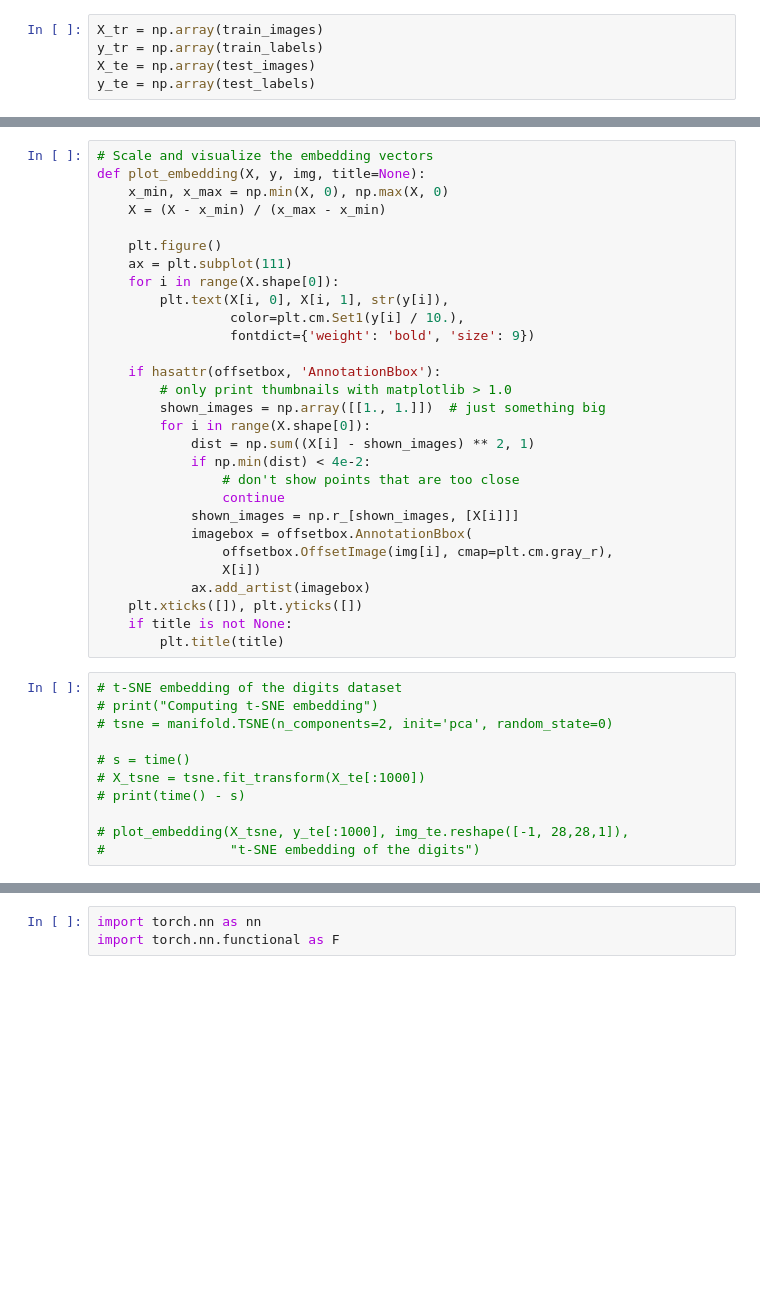
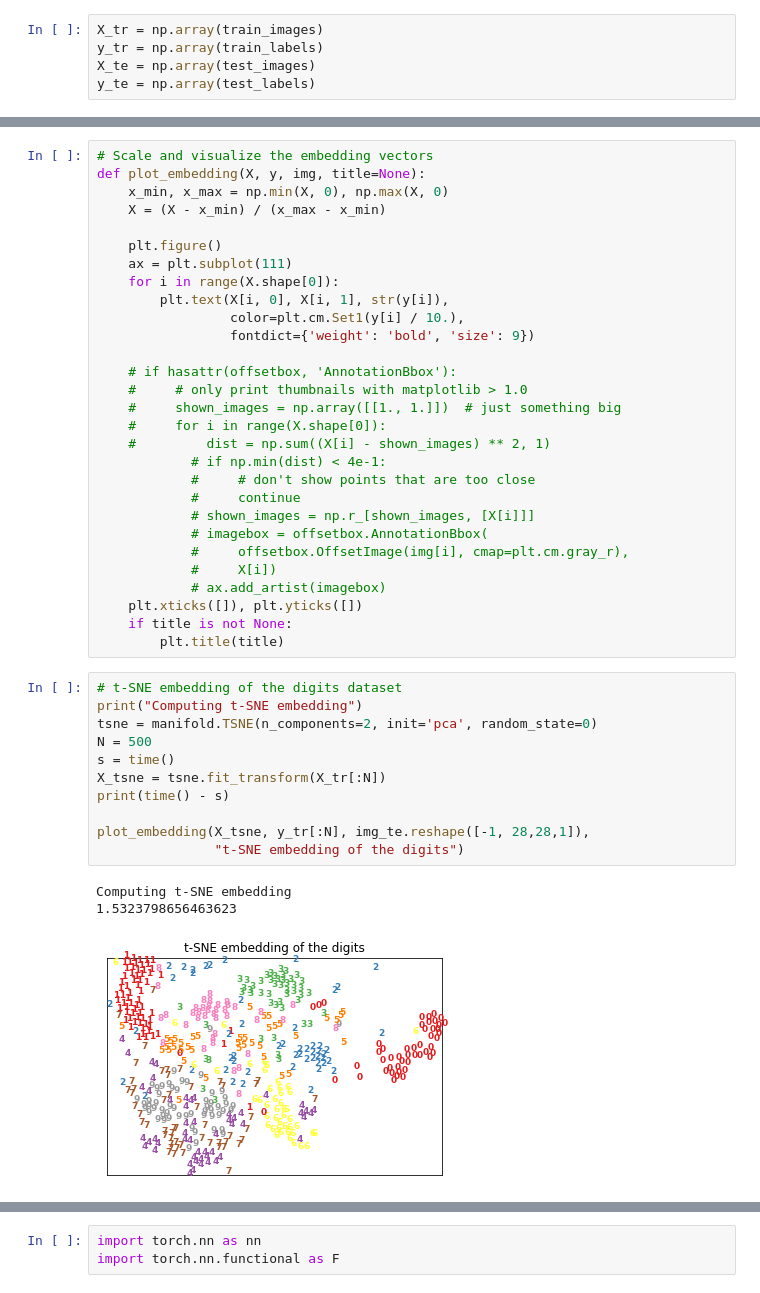
Before and after one commit to vdivakar/mnistMuddle, a Jupyter notebook: model.ipynb, the cells around one changed output, grey strips where cells are left out. Saved outputs shown, nothing was run; the diff lists cells and outputs as text; blank space fills up the shorter version.

Commit message:
add tsne image

```diff
--- a/model.ipynb
+++ b/model.ipynb
@@ -68,30 +45,34 @@ def plot_embedding(X, y, img, title=None):
                  color=plt.cm.Set1(y[i] / 10.),
                  fontdict={'weight': 'bold', 'size': 9})
 
-    if hasattr(offsetbox, 'AnnotationBbox'):
-        # only print thumbnails with matplotlib > 1.0
-        shown_images = np.array([[1., 1.]])  # just something big
-        for i in range(X.shape[0]):
-            dist = np.sum((X[i] - shown_images) ** 2, 1)
-            if np.min(dist) < 4e-2:
-                # don't show points that are too close
-                continue
-            shown_images = np.r_[shown_images, [X[i]]]
-            imagebox = offsetbox.AnnotationBbox(
-                offsetbox.OffsetImage(img[i], cmap=plt.cm.gray_r),
-                X[i])
-            ax.add_artist(imagebox)
+    # if hasattr(offsetbox, 'AnnotationBbox'):
+    #     # only print thumbnails with matplotlib > 1.0
+    #     shown_images = np.array([[1., 1.]])  # just something big
+    #     for i in range(X.shape[0]):
+    #         dist = np.sum((X[i] - shown_images) ** 2, 1)
+            # if np.min(dist) < 4e-1:
+            #     # don't show points that are too close
+            #     continue
+            # shown_images = np.r_[shown_images, [X[i]]]
+            # imagebox = offsetbox.AnnotationBbox(
+            #     offsetbox.OffsetImage(img[i], cmap=plt.cm.gray_r),
+            #     X[i])
+            # ax.add_artist(imagebox)
     plt.xticks([]), plt.yticks([])
     if title is not None:
         plt.title(title)
 # %%
 # t-SNE embedding of the digits dataset
-# print("Computing t-SNE embedding")
-# tsne = manifold.TSNE(n_components=2, init='pca', random_state=0)
+print("Computing t-SNE embedding")
+tsne = manifold.TSNE(n_components=2, init='pca', random_state=0)
+N = 500
+s = time()
+X_tsne = tsne.fit_transform(X_tr[:N])
+print(time() - s)
 
-# s = time()
-# X_tsne = tsne.fit_transform(X_te[:1000])
-# print(time() - s)
-
-# plot_embedding(X_tsne, y_te[:1000], img_te.reshape([-1, 28,28,1]),
-#                "t-SNE embedding of the digits")
+plot_embedding(X_tsne, y_tr[:N], img_te.reshape([-1, 28,28,1]),
+               "t-SNE embedding of the digits")
+# %% [output]
+Computing t-SNE embedding
+1.5323798656463623
+[figure, added]
```
Also changed, not shown: parts of 11 cells of this notebook, 2 other files.
